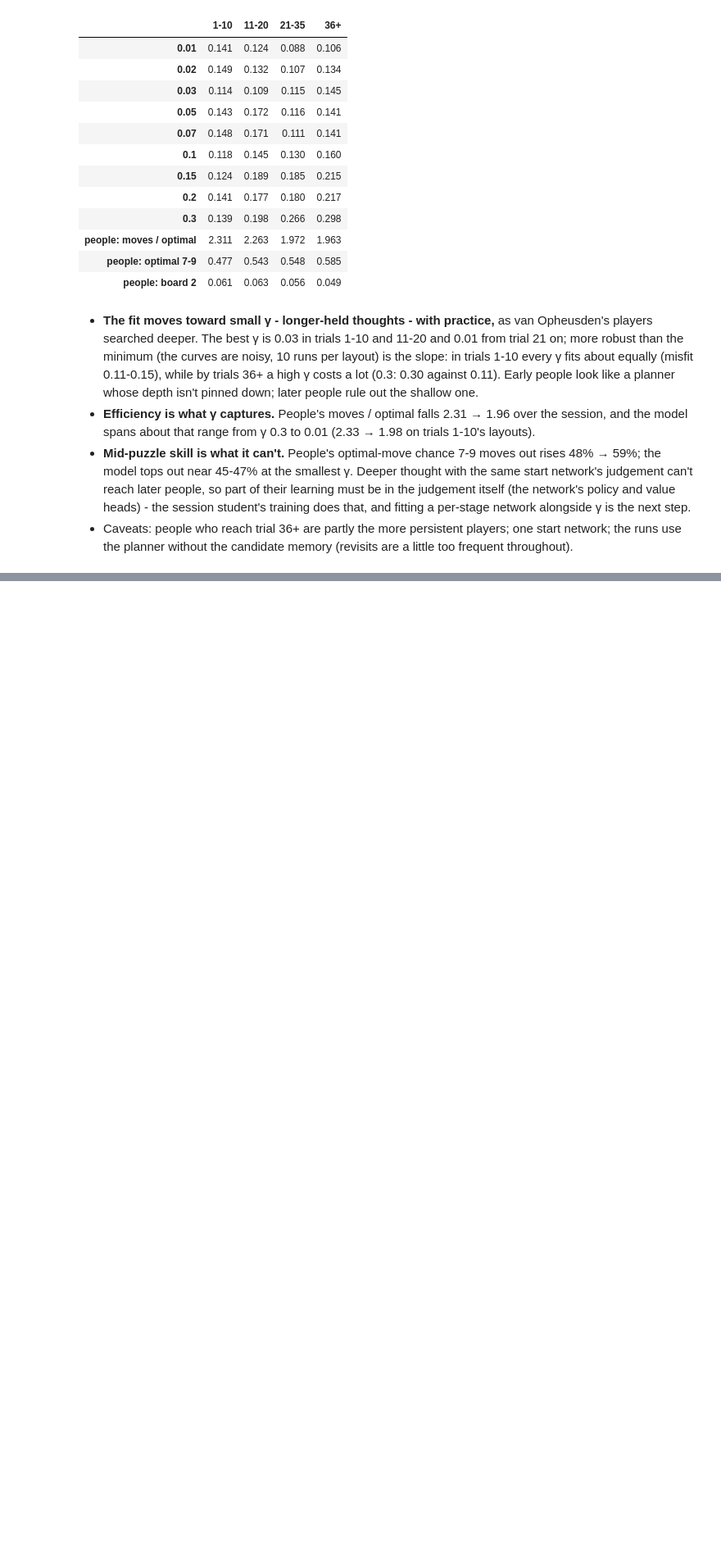
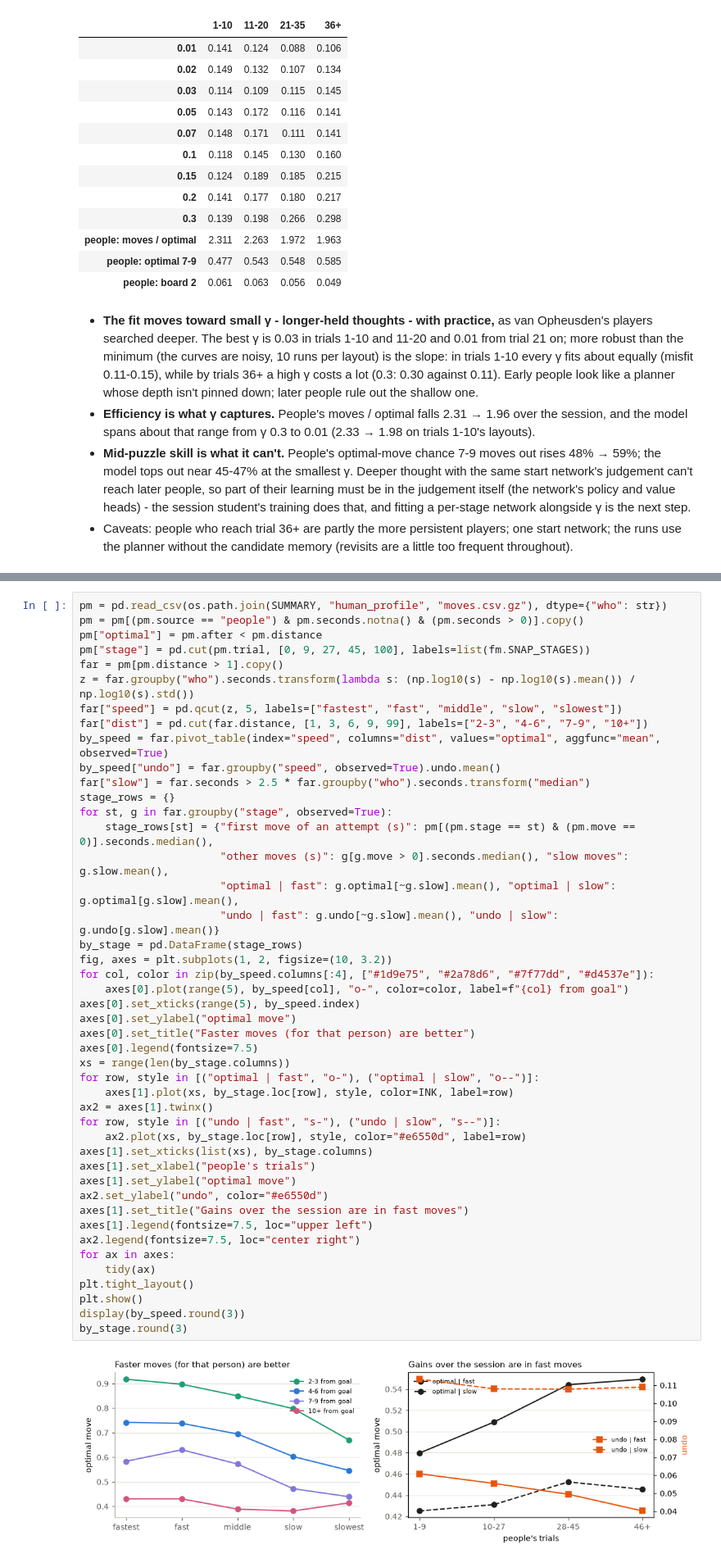
Before and after one commit to Appleseed4k/rush-hour, a Jupyter notebook: notebooks/forward_planning.ipynb, the cells around one changed output, grey strips where cells are left out. Shown at 82% size. Drawn from its saved outputs; the diff is of its cells as text; blank space fills up the shorter version.

```diff
--- a/notebooks/forward_planning.ipynb
+++ b/notebooks/forward_planning.ipynb
@@ -674,0 +1015,47 @@ pd.concat([lf.pivot(index="gamma", columns="stage", values="misfit")[STAGE_ORDER
+# %%
+pm = pd.read_csv(os.path.join(SUMMARY, "human_profile", "moves.csv.gz"), dtype={"who": str})
+pm = pm[(pm.source == "people") & pm.seconds.notna() & (pm.seconds > 0)].copy()
+pm["optimal"] = pm.after < pm.distance
+pm["stage"] = pd.cut(pm.trial, [0, 9, 27, 45, 100], labels=list(fm.SNAP_STAGES))
+far = pm[pm.distance > 1].copy()
+z = far.groupby("who").seconds.transform(lambda s: (np.log10(s) - np.log10(s).mean()) / np.log10(s).std())
+far["speed"] = pd.qcut(z, 5, labels=["fastest", "fast", "middle", "slow", "slowest"])
+far["dist"] = pd.cut(far.distance, [1, 3, 6, 9, 99], labels=["2-3", "4-6", "7-9", "10+"])
+by_speed = far.pivot_table(index="speed", columns="dist", values="optimal", aggfunc="mean", observed=True)
+by_speed["undo"] = far.groupby("speed", observed=True).undo.mean()
+far["slow"] = far.seconds > 2.5 * far.groupby("who").seconds.transform("median")
+stage_rows = {}
+for st, g in far.groupby("stage", observed=True):
+    stage_rows[st] = {"first move of an attempt (s)": pm[(pm.stage == st) & (pm.move == 0)].seconds.median(),
+                      "other moves (s)": g[g.move > 0].seconds.median(), "slow moves": g.slow.mean(),
+                      "optimal | fast": g.optimal[~g.slow].mean(), "optimal | slow": g.optimal[g.slow].mean(),
+                      "undo | fast": g.undo[~g.slow].mean(), "undo | slow": g.undo[g.slow].mean()}
+by_stage = pd.DataFrame(stage_rows)
+fig, axes = plt.subplots(1, 2, figsize=(10, 3.2))
+for col, color in zip(by_speed.columns[:4], ["#1d9e75", "#2a78d6", "#7f77dd", "#d4537e"]):
+    axes[0].plot(range(5), by_speed[col], "o-", color=color, label=f"{col} from goal")
+axes[0].set_xticks(range(5), by_speed.index)
+axes[0].set_ylabel("optimal move")
+axes[0].set_title("Faster moves (for that person) are better")
+axes[0].legend(fontsize=7.5)
+xs = range(len(by_stage.columns))
+for row, style in [("optimal | fast", "o-"), ("optimal | slow", "o--")]:
+    axes[1].plot(xs, by_stage.loc[row], style, color=INK, label=row)
+ax2 = axes[1].twinx()
+for row, style in [("undo | fast", "s-"), ("undo | slow", "s--")]:
+    ax2.plot(xs, by_stage.loc[row], style, color="#e6550d", label=row)
+axes[1].set_xticks(list(xs), by_stage.columns)
+axes[1].set_xlabel("people's trials")
+axes[1].set_ylabel("optimal move")
+ax2.set_ylabel("undo", color="#e6550d")
+axes[1].set_title("Gains over the session are in fast moves")
+axes[1].legend(fontsize=7.5, loc="upper left")
+ax2.legend(fontsize=7.5, loc="center right")
+for ax in axes:
+    tidy(ax)
+plt.tight_layout()
+plt.show()
+display(by_speed.round(3))
+by_stage.round(3)
+# %% [output]
+[figure, added]
```
Also changed, not shown: parts of 22 cells of this notebook, 8 other files.
